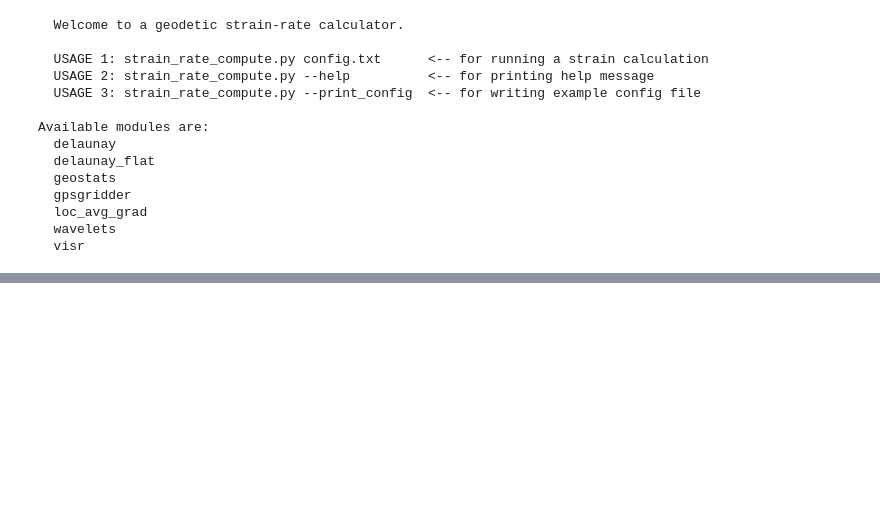
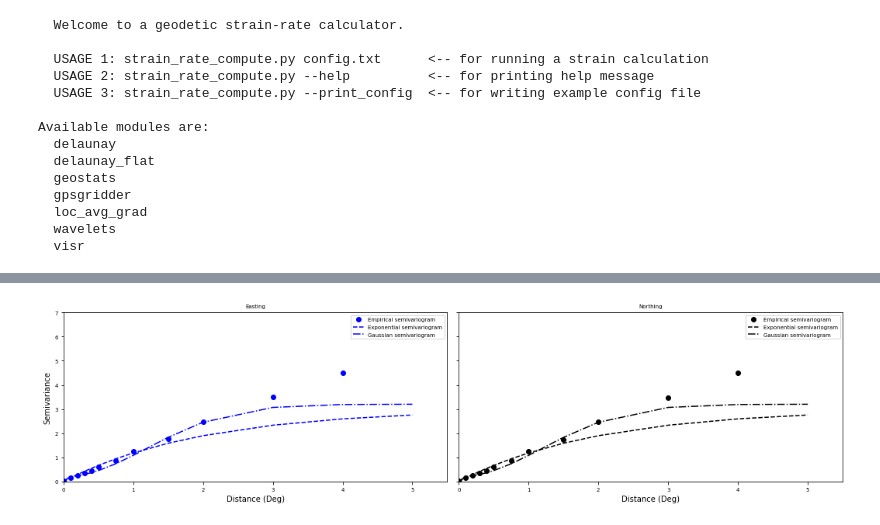
Before and after one commit to kmaterna/Strain_2D, a Jupyter notebook: example/tutorial.ipynb, the cells around one changed output, grey strips where cells are left out. Cells and saved outputs as stored; diff of their text form; code cells hidden in the pictures; blank space fills up the shorter version.

```diff
--- a/example/tutorial.ipynb
+++ b/example/tutorial.ipynb
@@ -243,0 +291,35 @@ TypeError: can't multiply sequence by non-int of type 'list'
+# %%
+# Now we can fit a Variogram model
+# The choices in geostats are Exponential and Gaussian
+# The Variogram is the inverse of the covariance
+def Exp_vario(h, sill, range, nugget=0):
+    return (sill + nugget) - Exponential(h, sill, range, nugget)
+def Gauss_vario(h, sill, range, nugget=0):
+    return (sill + nugget) - Gaussian(h, sill, range, nugget)
+# %%
+f, (ax1, ax2) = plt.subplots(1, 2, sharey=True, figsize=(18, 4))
+
+# plot the empirical semivariances
+ax1.plot(bins[:-1], bin_means_E, 'ob', label='Empirical semivariogram')
+ax2.plot(bins[:-1], bin_means_N, 'ok', label='Empirical semivariogram')
+
+# plot the model semivariances
+# Experiment with the parameter values to get a good match
+ax1.plot(bins, Exp_vario(bins, 3, 1, 0), '--b', label='Exponential semivariogram')
+ax2.plot(bins, Exp_vario(bins, 3, 1, 0), '--k', label='Exponential semivariogram')
+ax1.plot(bins, Gauss_vario(bins, 3, 1.2, 0.2), '-.b', label='Gaussian semivariogram')
+ax2.plot(bins, Gauss_vario(bins, 3, 1.2, 0.2), '-.k', label='Gaussian semivariogram')
+ax1.legend()
+ax2.legend()
+
+ax1.set_title('Easting')
+ax2.set_title('Northing')
+ax1.set_ylabel('Semivariance')
+ax1.set_xlabel('Distance (Deg)')
+ax2.set_xlabel('Distance (Deg)')
+ax1.set_xlim([0, 5.5])
+ax2.set_xlim([0, 5.5])
+plt.ylim([0, 7])
+plt.subplots_adjust(wspace=0.03, hspace=0.)
+# %% [output]
+[figure, added]
```
Also changed, not shown: parts of 14 cells of this notebook, 1 other file.
